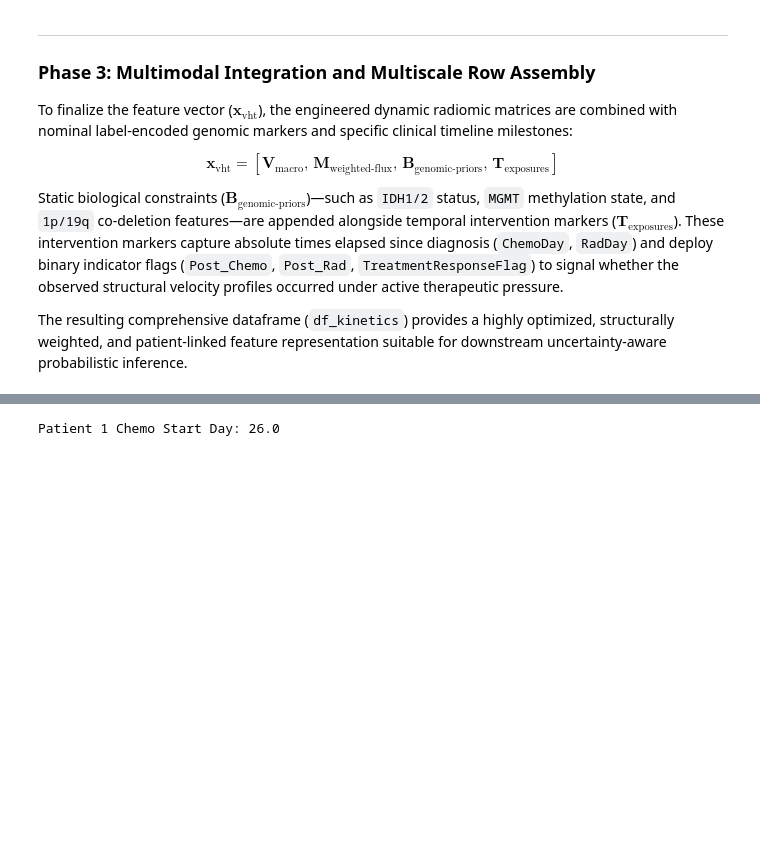
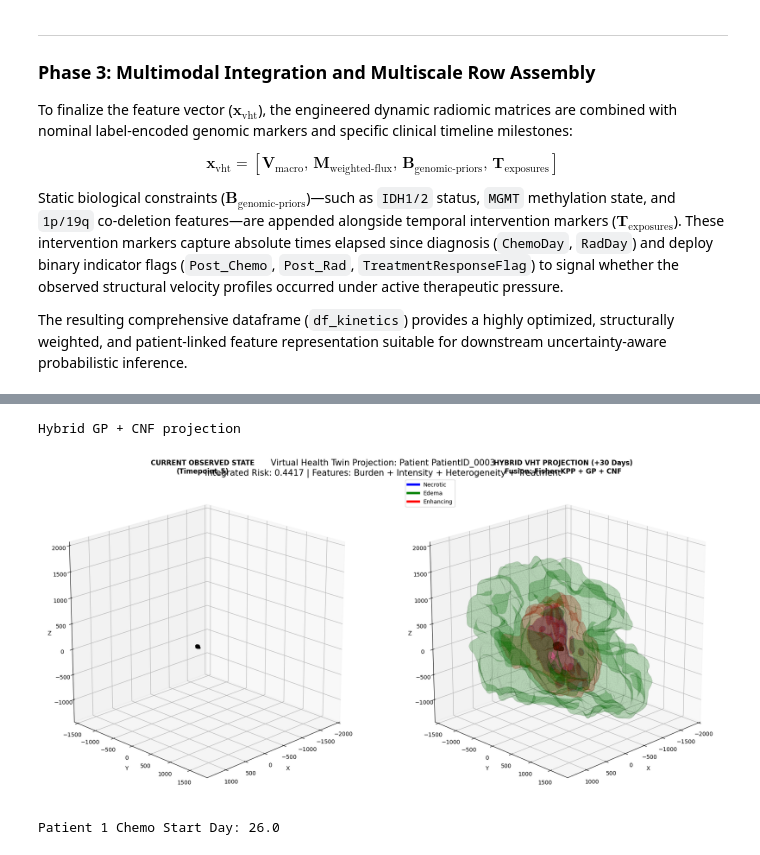
Before and after one commit to Achintha9533/NEXUS-Brain, a Jupyter notebook: main.ipynb, the cells around one changed output, grey strips where cells are left out. Saved outputs shown, nothing was run; the diff lists cells and outputs as text; code cells hidden in the pictures; blank space fills up the shorter version.

```diff
--- a/main.ipynb
+++ b/main.ipynb
@@ -1436,3 +1679,9 @@ visualize_vht_3d_prediction(patient_idx=1, days=30)
+# %%
+print("Hybrid GP + CNF projection")
+visualize_vht_3d_prediction(patient_idx=0, days=30, mode="hybrid")
+# %% [output]
+Hybrid GP + CNF projection
+[figure, added]
 # %%
 chemo_day=float(df_vht.iloc[0][' Number of days from Diagnosis to Initial Chemo Therapy Start date'])
 print(f"Patient 1 Chemo Start Day: {chemo_day}")
```
Also changed, not shown: parts of 6 cells of this notebook.
